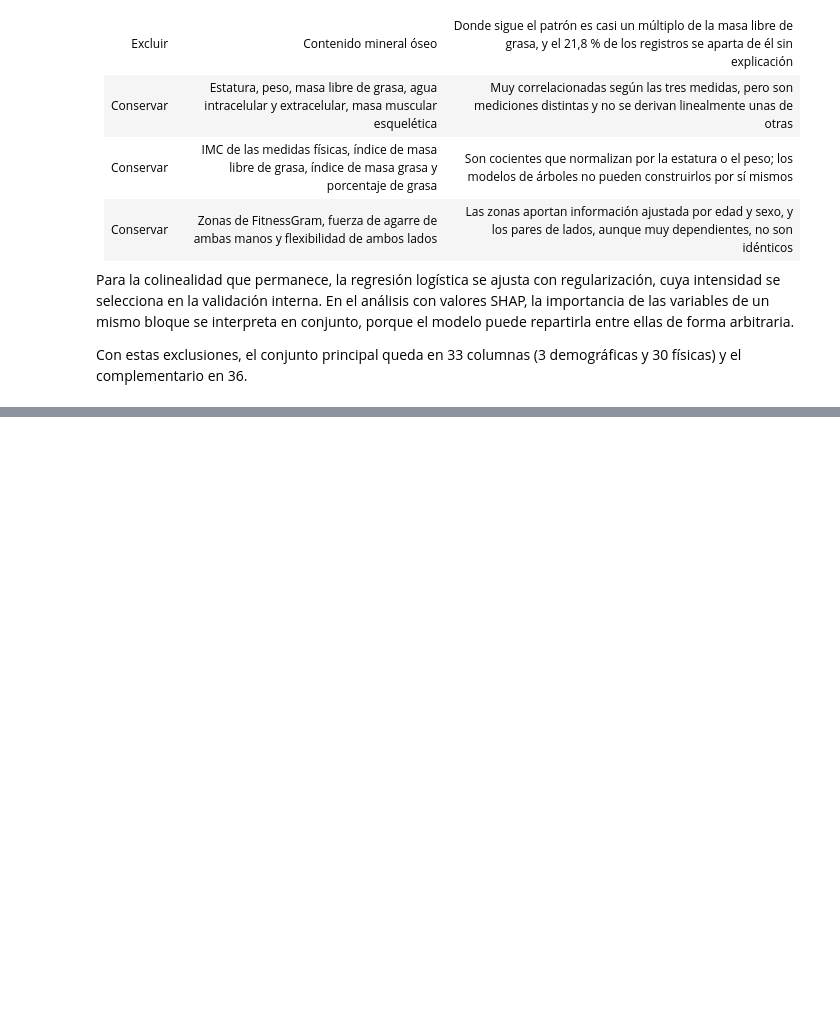
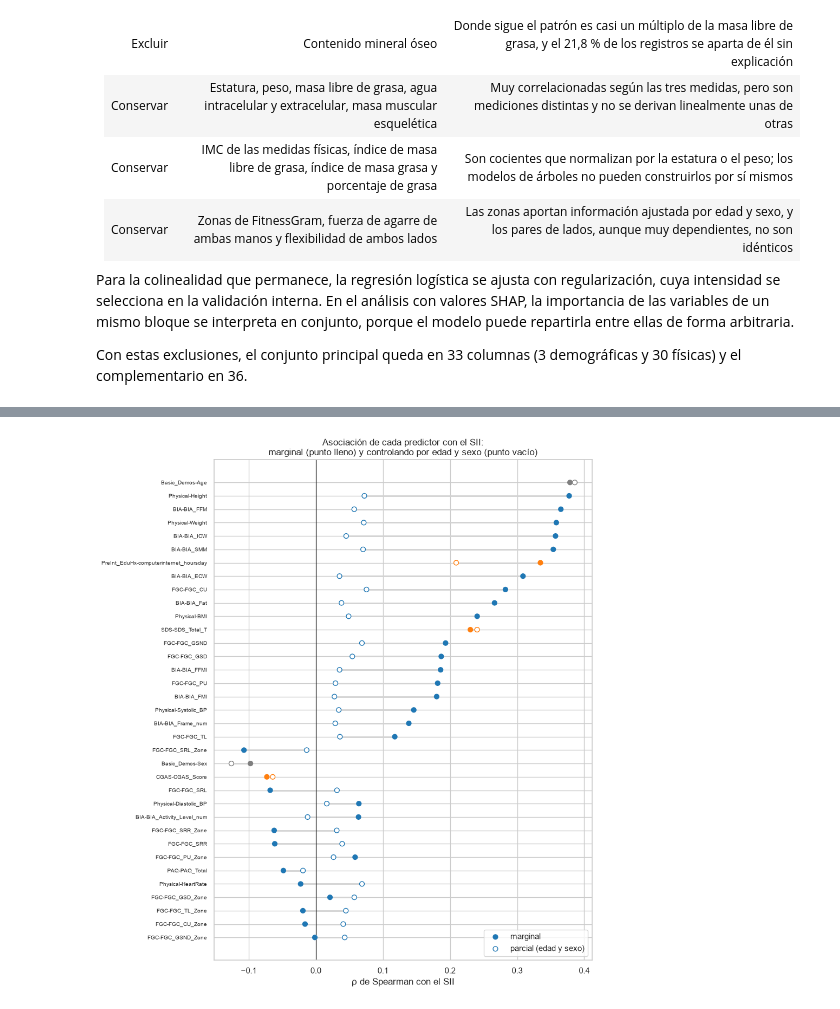
Before and after one commit to juanestebancg2806/piu-severity-prediction, a Jupyter notebook: notebooks/01_eda.ipynb, the cells around one changed output, grey strips where cells are left out. Saved outputs shown, nothing was run; the diff lists cells and outputs as text; code cells hidden in the pictures; blank space fills up the shorter version.

```diff
--- a/notebooks/01_eda.ipynb
+++ b/notebooks/01_eda.ipynb
@@ -2765,0 +3004,42 @@ Con estas exclusiones, el conjunto principal queda en 33 columnas (3 demográfic
+# %%
+orden_figura = asociacion_sii.sort_values("ρ de Spearman", key=abs).index
+posiciones = np.arange(len(orden_figura))
+colores_grupo = {"físico": "tab:blue", "complementario": "tab:orange", "demográfico": "tab:gray"}
+
+fig, ax = plt.subplots(figsize=(9, 12))
+ax.hlines(
+    posiciones,
+    asociacion_sii.loc[orden_figura, "ρ parcial (edad y sexo)"],
+    asociacion_sii.loc[orden_figura, "ρ de Spearman"],
+    color="lightgray",
+    linewidth=2,
+)
+ax.scatter(
+    asociacion_sii.loc[orden_figura, "ρ de Spearman"],
+    posiciones,
+    color=[colores_grupo[g] for g in asociacion_sii.loc[orden_figura, "grupo"]],
+    s=40,
+    label="marginal",
+    zorder=3,
+)
+ax.scatter(
+    asociacion_sii.loc[orden_figura, "ρ parcial (edad y sexo)"],
+    posiciones,
+    facecolors="white",
+    edgecolors=[colores_grupo[g] for g in asociacion_sii.loc[orden_figura, "grupo"]],
+    s=40,
+    label="parcial (edad y sexo)",
+    zorder=3,
+)
+ax.axvline(0, color="black", linewidth=0.8)
+ax.set_yticks(posiciones)
+ax.set_yticklabels(orden_figura, fontsize=7)
+ax.set(
+    xlabel="ρ de Spearman con el SII",
+    title="Asociación de cada predictor con el SII:\nmarginal (punto lleno) y controlando por edad y sexo (punto vacío)",
+)
+ax.legend(loc="lower right")
+save_figure(fig, "asociacion_sii_marginal_parcial", FIGURAS_EDA)
+plt.show()
+# %% [output]
+[figure, added]
```
Also changed, not shown: parts of 10 cells of this notebook, 2 other files.
